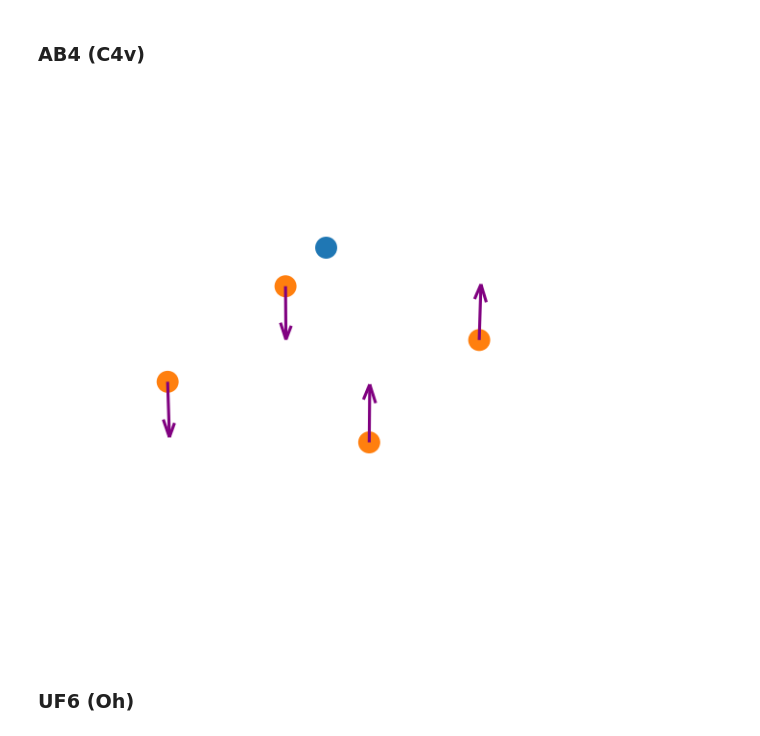
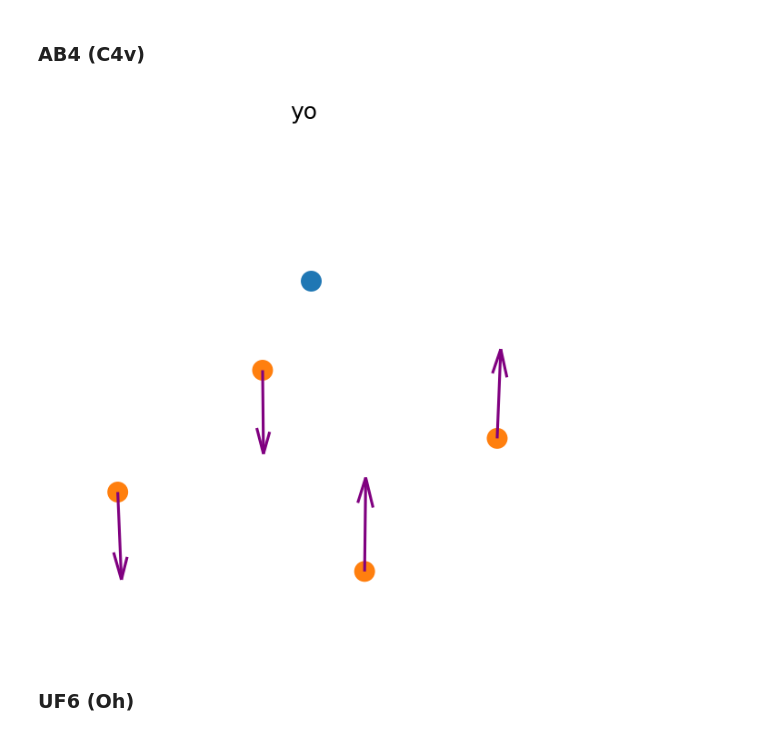
Before and after one commit to TheoNDionne/GroupTheoryHomework, a Jupyter notebook: group_theory_homework.ipynb, the cells around one changed output. Drawn from its saved outputs; the diff is of its cells as text; code cells hidden in the pictures.

```diff
--- a/group_theory_homework.ipynb
+++ b/group_theory_homework.ipynb
@@ -246,37 +246,39 @@ initial_coords_test[2,1] = 1 # init vector
 initial_coords_test[2,2] = -1 # init vector
 sym_adap = get_symmetry_adapted_modes(initial_coords_test, irrep, mechanical_rep_C4v, character_table_C4v, elements_per_class_C4v)
 
 # plotting
 ax = plt.figure().add_subplot(projection='3d')
 
 # Make the grid
 x, y, z = np.meshgrid(np.arange(3),
                       np.arange(3),
                       np.arange(3))
 
 # ax.quiver(x, y, z, u, v, w, length=1/2, normalize=True)
 ax.quiver(
     atom_spatial_coordinates_C4v[0,:],
     atom_spatial_coordinates_C4v[1,:],
     atom_spatial_coordinates_C4v[2,:],
     sym_adap[0,:],
     sym_adap[1,:],
     sym_adap[2,:],
     length=0.75,
     normalize=True,
     color="purple"
     )
 ax.scatter(atom_spatial_coordinates_C4v[0,0],atom_spatial_coordinates_C4v[1,0],atom_spatial_coordinates_C4v[2,0], s=100, alpha=1)
 ax.scatter(atom_spatial_coordinates_C4v[0,1:],atom_spatial_coordinates_C4v[1,1:],atom_spatial_coordinates_C4v[2,1:], s=100, alpha=1)
-ax.set_xlim3d(-1.5,1.5)
-ax.set_ylim3d(-1.5,1.5)
-ax.set_zlim3d(-1.5,1.5)
+# ax.set_xlim3d(-1.5,1.5)
+# ax.set_ylim3d(-1.5,1.5)
+# ax.set_zlim3d(-1.5,1.5)
+
+ax.set_title("yo")
 
 ax.set_axis_off()
 
 plt.show()
 # %% [output]
-[figure, old version]
+[figure, new version]
 # %% [markdown]
 ### UF6 (Oh)
 # %%
```
Also changed, not shown: parts of 1 cell of this notebook.
